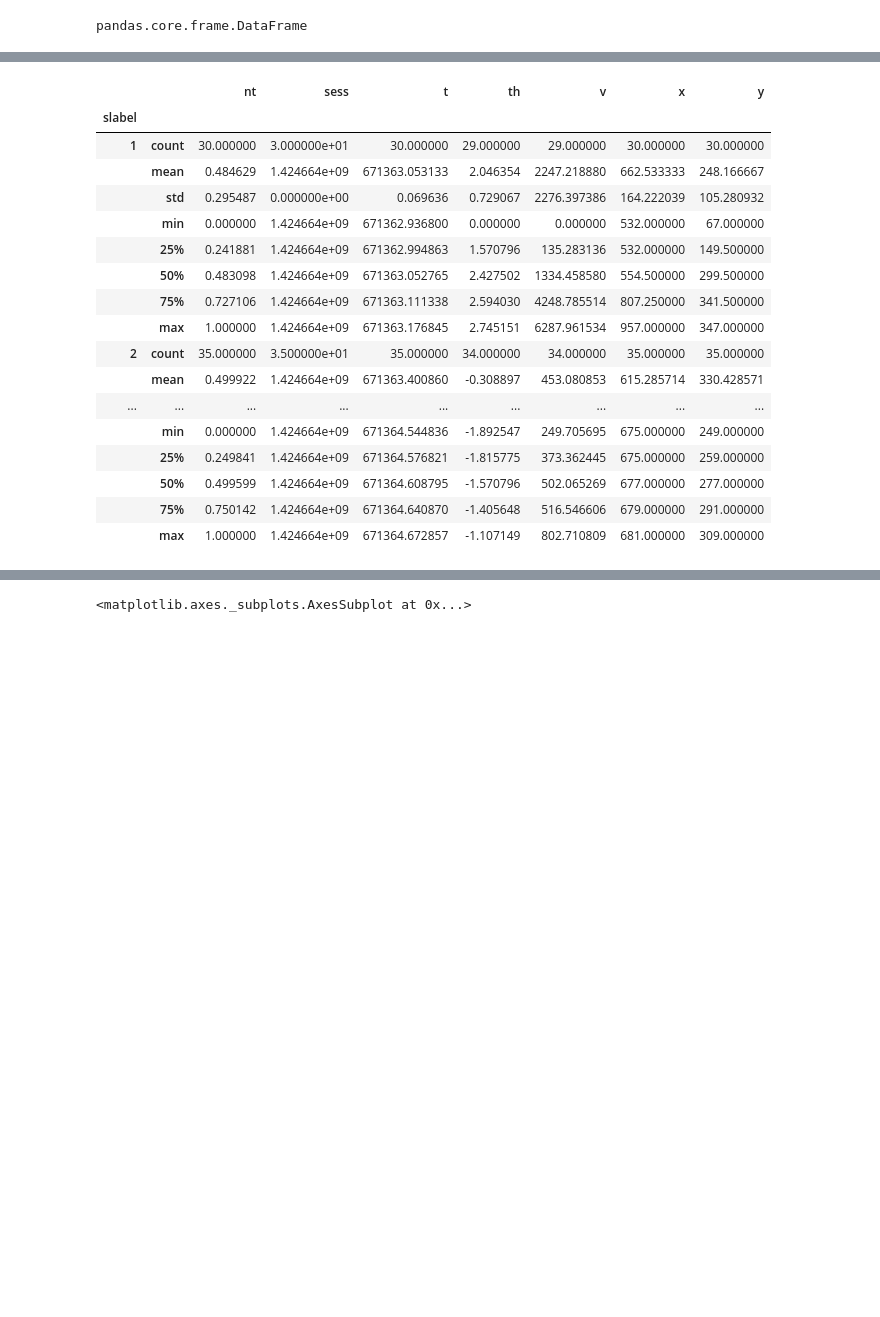
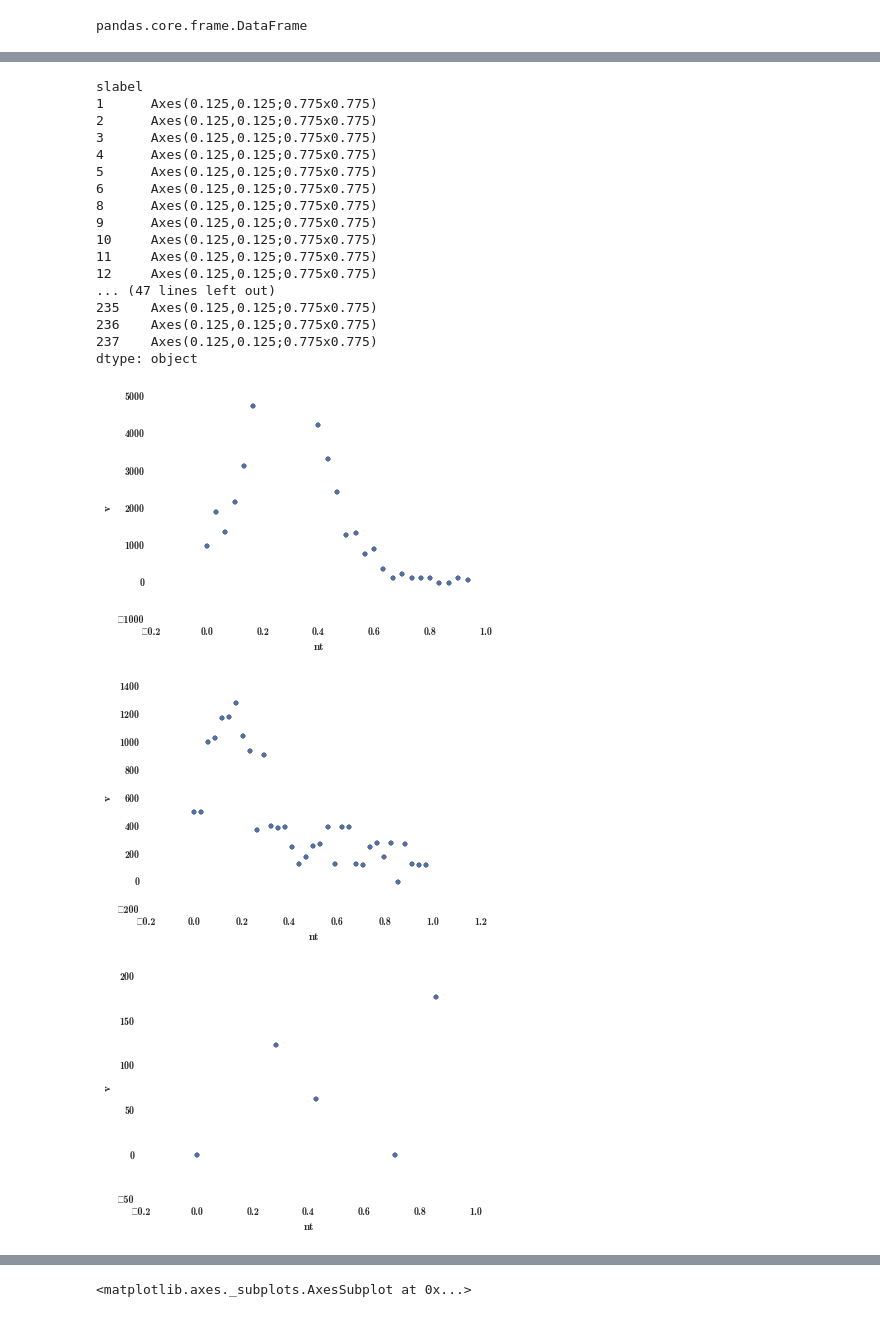
Before and after one commit to andrwat/DA, a Jupyter notebook: notebooks/Final Project.ipynb, the cells around one changed output, grey strips where cells are left out. Saved outputs shown, nothing was run; the diff lists cells and outputs as text; code cells hidden in the pictures; blank space fills up the shorter version.

```diff
--- a/notebooks/Final Project.ipynb
+++ b/notebooks/Final Project.ipynb
@@ -251,21 +249,23 @@ dtype: object
 # %%
-df2.groupby('slabel').describe()
+df2.groupby('slabel').plot('nt','v',kind='scatter'   )
 # %% [output]
-|  |  | nt | sess | t | th | v | x | y |
-| slabel |  |  |  |  |  |  |  |  |
-| 1 | count | 30.000000 | 3.000000e+01 | 30.000000 | 29.000000 | 29.000000 | 30.000000 | 30.000000 |
-|  | mean | 0.484629 | 1.424664e+09 | 671363.053133 | 2.046354 | 2247.218880 | 662.533333 | 248.166667 |
-|  | std | 0.295487 | 0.000000e+00 | 0.069636 | 0.729067 | 2276.397386 | 164.222039 | 105.280932 |
-|  | min | 0.000000 | 1.424664e+09 | 671362.936800 | 0.000000 | 0.000000 | 532.000000 | 67.000000 |
-|  | 25% | 0.241881 | 1.424664e+09 | 671362.994863 | 1.570796 | 135.283136 | 532.000000 | 149.500000 |
-|  | 50% | 0.483098 | 1.424664e+09 | 671363.052765 | 2.427502 | 1334.458580 | 554.500000 | 299.500000 |
-|  | 75% | 0.727106 | 1.424664e+09 | 671363.111338 | 2.594030 | 4248.785514 | 807.250000 | 341.500000 |
-|  | max | 1.000000 | 1.424664e+09 | 671363.176845 | 2.745151 | 6287.961534 | 957.000000 | 347.000000 |
-| 2 | count | 35.000000 | 3.500000e+01 | 35.000000 | 34.000000 | 34.000000 | 35.000000 | 35.000000 |
-|  | mean | 0.499922 | 1.424664e+09 | 671363.400860 | -0.308897 | 453.080853 | 615.285714 | 330.428571 |
-| ... | ... | ... | ... | ... | ... | ... | ... | ... |
-|  | min | 0.000000 | 1.424664e+09 | 671364.544836 | -1.892547 | 249.705695 | 675.000000 | 249.000000 |
-|  | 25% | 0.249841 | 1.424664e+09 | 671364.576821 | -1.815775 | 373.362445 | 675.000000 | 259.000000 |
-|  | 50% | 0.499599 | 1.424664e+09 | 671364.608795 | -1.570796 | 502.065269 | 677.000000 | 277.000000 |
-|  | 75% | 0.750142 | 1.424664e+09 | 671364.640870 | -1.405648 | 516.546606 | 679.000000 | 291.000000 |
-|  | max | 1.000000 | 1.424664e+09 | 671364.672857 | -1.107149 | 802.710809 | 681.000000 | 309.000000 |
+slabel
+1      Axes(0.125,0.125;0.775x0.775)
+2      Axes(0.125,0.125;0.775x0.775)
+3      Axes(0.125,0.125;0.775x0.775)
+4      Axes(0.125,0.125;0.775x0.775)
+5      Axes(0.125,0.125;0.775x0.775)
+6      Axes(0.125,0.125;0.775x0.775)
+8      Axes(0.125,0.125;0.775x0.775)
+9      Axes(0.125,0.125;0.775x0.775)
+10     Axes(0.125,0.125;0.775x0.775)
+11     Axes(0.125,0.125;0.775x0.775)
+12     Axes(0.125,0.125;0.775x0.775)
+... (47 lines left out)
+235    Axes(0.125,0.125;0.775x0.775)
+236    Axes(0.125,0.125;0.775x0.775)
+237    Axes(0.125,0.125;0.775x0.775)
+dtype: object
+[figure, added]
+[figure, added]
+[figure, added]
```
Also changed, not shown: parts of 13 cells of this notebook.
